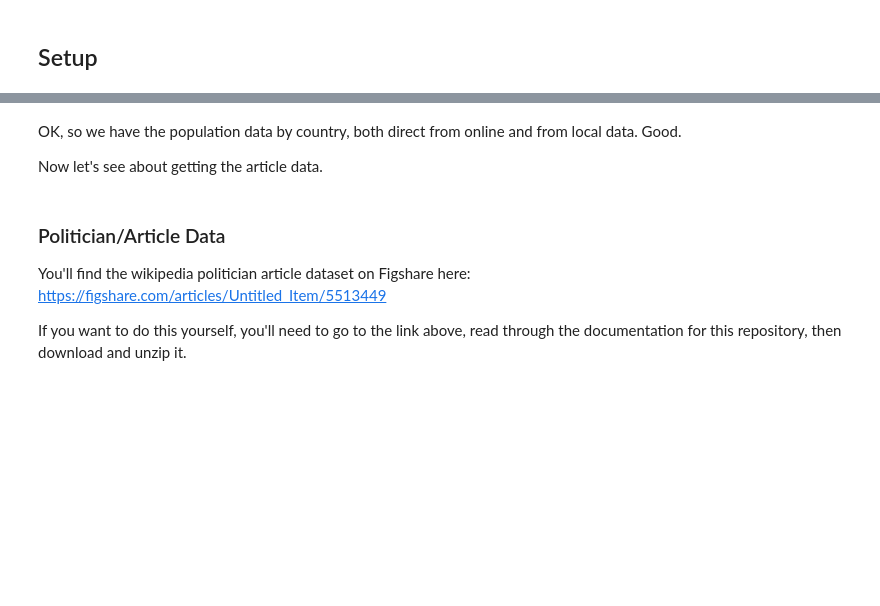
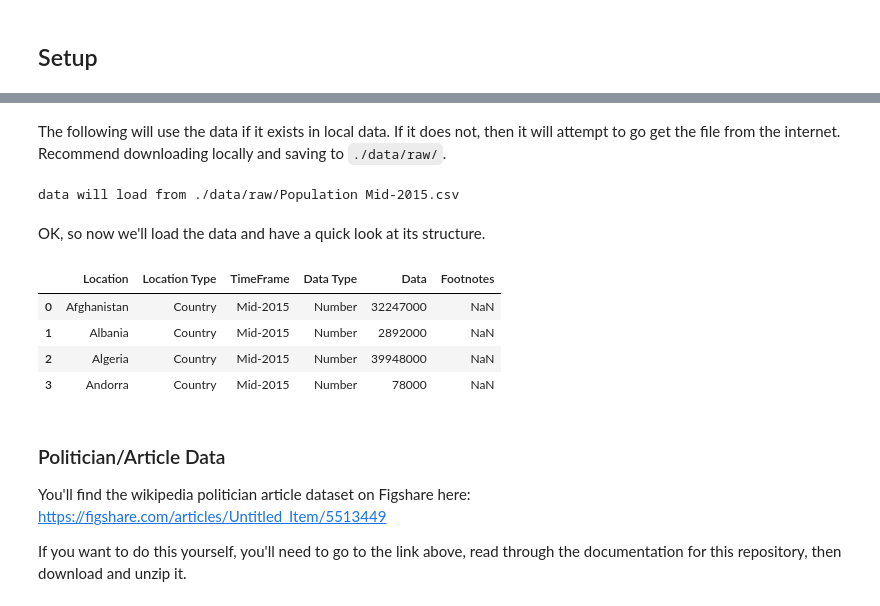
Before and after one commit to rexthompson/data-512-a2, a Jupyter notebook: hcds-a2-bias.ipynb, the cells around one changed output, grey strips where cells are left out. Drawn from its saved outputs; the diff is of its cells as text; code cells hidden in the pictures; blank space fills up the shorter version.

```diff
--- a/hcds-a2-bias.ipynb
+++ b/hcds-a2-bias.ipynb
@@ -29,5 +29,26 @@ This data is saved in `./data/raw/`
+# %% [markdown]
+The following will use the data if it exists in local data. If it does not, then it will attempt to go get the file from the internet. Recommend downloading locally and saving to `./data/raw/`.
+# %%
+# Population data location (if stored locally)
+filename = './data/raw/Population Mid-2015.csv'
+
+# check if file exists locally; if not, attempt to download from source website
+if not os.path.isfile(filename):
+    filename = 'http://www.prb.org/RawData.axd?ind=14&fmt=14&tf=76&loc=34235%2c249%2c250%2c251%2c252%2c253%2c254%2c34227%2c255%2c257%2c258%2c259%2c260%2c261%2c262%2c263%2c264%2c265%2c266%2c267%2c268%2c269%2c270%2c271%2c272%2c274%2c275%2c276%2c277%2c278%2c279%2c280%2c281%2c282%2c283%2c284%2c285%2c286%2c287%2c288%2c289%2c290%2c291%2c292%2c294%2c295%2c296%2c297%2c298%2c299%2c300%2c301%2c302%2c304%2c305%2c306%2c307%2c308%2c311%2c312%2c315%2c316%2c317%2c318%2c319%2c320%2c321%2c322%2c324%2c325%2c326%2c327%2c328%2c34234%2c329%2c330%2c331%2c332%2c333%2c334%2c336%2c337%2c338%2c339%2c340%2c342%2c343%2c344%2c345%2c346%2c347%2c348%2c349%2c350%2c351%2c352%2c353%2c354%2c358%2c359%2c360%2c361%2c362%2c363%2c364%2c365%2c366%2c367%2c368%2c369%2c370%2c371%2c372%2c373%2c374%2c375%2c377%2c378%2c379%2c380%2c381%2c382%2c383%2c384%2c385%2c386%2c387%2c388%2c389%2c390%2c392%2c393%2c394%2c395%2c396%2c397%2c398%2c399%2c400%2c401%2c402%2c404%2c405%2c406%2c407%2c408%2c409%2c410%2c411%2c415%2c416%2c417%2c418%2c419%2c420%2c421%2c422%2c423%2c424%2c425%2c427%2c428%2c429%2c430%2c431%2c432%2c433%2c434%2c435%2c437%2c438%2c439%2c440%2c441%2c442%2c443%2c444%2c445%2c446%2c448%2c449%2c450%2c451%2c452%2c453%2c454%2c455%2c456%2c457%2c458%2c459%2c460%2c461%2c462%2c464%2c465%2c466%2c467%2c468%2c469%2c470%2c471%2c472%2c473%2c474%2c475%2c476%2c477%2c478%2c479%2c480'
+else:
+    pass
+print('data will load from ' + filename)
+# %% [output]
+data will load from ./data/raw/Population Mid-2015.csv
+# %% [markdown]
+OK, so now we'll load the data and have a quick look at its structure.
 # %%
-# From local data
-filename = 'data/raw/Population Mid-2015.csv'
+# load data from .CSV
 population_data = pd.read_csv(filename, skiprows=2, thousands=',')
 population_data.head(4)
+# %% [output]
+|  | Location | Location Type | TimeFrame | Data Type | Data | Footnotes |
+| 0 | Afghanistan | Country | Mid-2015 | Number | 32247000 | NaN |
+| 1 | Albania | Country | Mid-2015 | Number | 2892000 | NaN |
+| 2 | Algeria | Country | Mid-2015 | Number | 39948000 | NaN |
+| 3 | Andorra | Country | Mid-2015 | Number | 78000 | NaN |
@@ -53,7 +55,3 @@ population_data.head(4)
-# %% [markdown]
-OK, so we have the population data by country, both direct from online and from local data. Good.
-
-Now let's see about getting the article data.
 # %% [markdown]
 ### Politician/Article Data
 
```
Also changed, not shown: parts of 15 cells of this notebook, 1 other file.
